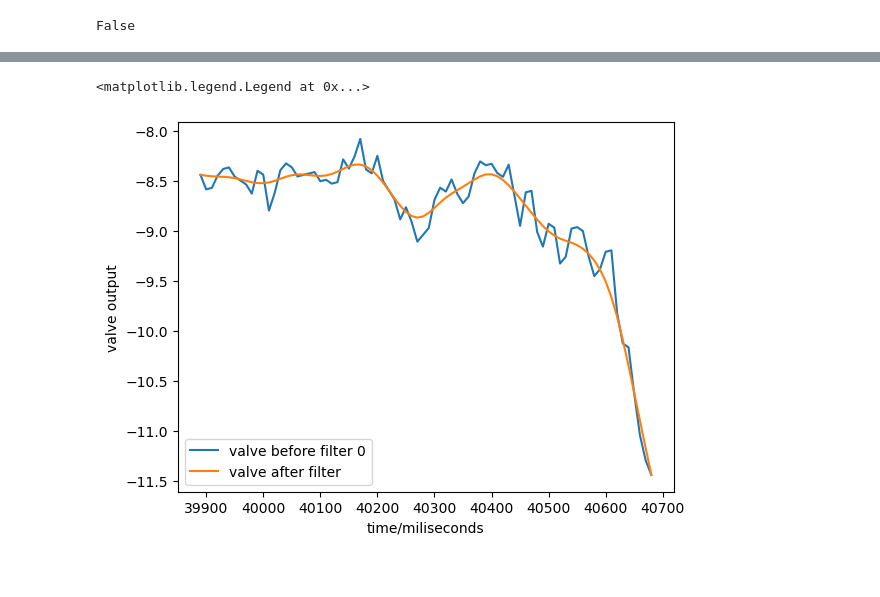
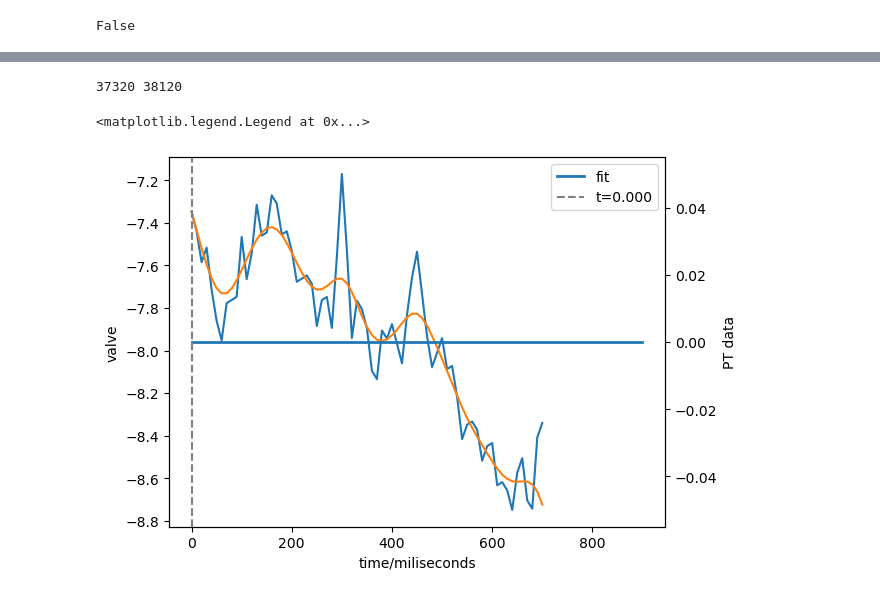
Before and after one commit to SBC-Collaboration/LAr10Ana, a Jupyter notebook: nb/rzhang/Piezo-Waveform_t_start.ipynb, the cells around one changed output, grey strips where cells are left out. Saved outputs shown, nothing was run; the diff lists cells and outputs as text; code cells hidden in the pictures.

```diff
--- a/nb/rzhang/Piezo-Waveform_t_start.ipynb
+++ b/nb/rzhang/Piezo-Waveform_t_start.ipynb
@@ -168,9 +227,16 @@ for i in range(len(data["slow_daq"]['SERVO3321_OUT'])):
 fig, ax1 = plt.subplots()
 startpoint = 10000
 endpoint = 10750
-time_offset = 0
+time_offset = 1
 pressure_diff = slowdaq_PT[:-1]-slowdaq_PT[1:]
-plt.plot(slowdaq_time[compress_idx-80:compress_idx+time_offset],pressure_diff[compress_idx-80:compress_idx+time_offset], label="slow daq pressure diff",color="blue")
+time_window= slowdaq_time[compress_idx-80:compress_idx+time_offset]
+print(time_window[-1])
+time_window_shifted = []
+for i in range(len(time_window)):
+
+    time_window_shifted.append(time_window[i]- time_window[0])
+print(time_window_shifted)
+plt.plot(time_window_shifted,pressure_diff[compress_idx-80:compress_idx+time_offset], label="slow daq pressure diff",color="blue")
 plt.xlabel("time/miliseconds")
 plt.ylabel("pressure/psi")
 # plt.xlim(xlimit)
@@ -181,10 +247,15 @@ plt.legend()
 fig, ax1 = plt.subplots()
 
 # First axis
-l1 = ax1.plot(slowdaq_time[compress_idx-80:compress_idx+time_offset],slowdaq_Valve[compress_idx-80:compress_idx+time_offset], label="slow daq Vavle",color="red")
+l1 = ax1.plot(time_window_shifted,slowdaq_Valve[compress_idx-80:compress_idx+time_offset], label="slow daq Vavle",color="red")
+
 ax1.set_xlabel("time/miliseconds")
 ax1.set_ylabel("SERVO pecentage")
 # ax1.tick_params(axis='y', labelcolor="blue")
+ax2 = ax1.twinx()
+ax2.plot(xs, piecewise_with_t((a_fit, t_fit), xs), 'g-', lw=2, label='fit')
+ax2.axvline(t_fit, color='gray', linestyle='--', label=f't={t_fit:.3f}')
+ax2.legend()
 
 
 
@@ -205,22 +278,46 @@ ax1.legend()
 # %%
 numtaps = 10  # filter length (longer = sharper cutoff)
 Fs= 1000 # sampling rate
 Fc = 10 # low pass filter in Hz
 fir = firwin(numtaps, Fc, window='hamming', fs=Fs)
 slowdaq_time_trigger_window = slowdaq_time[compress_idx-80:compress_idx+time_offset]
+print(slowdaq_time_trigger_window[0],slowdaq_time_trigger_window[-1])
 slowsaq_valve_trigger_window =slowdaq_Valve[compress_idx-80:compress_idx+time_offset]
+slowsaq_pressure_trigger_window =slowdaq_PT[compress_idx-80:compress_idx+time_offset]
 valve_filtered = filtfilt(fir, [1.0], slowsaq_valve_trigger_window)
 
-plt.plot(slowdaq_time_trigger_window,slowsaq_valve_trigger_window, label="valve before filter 0")
-plt.plot(slowdaq_time_trigger_window,valve_filtered, label="valve after filter")
-plt.xlabel("time/miliseconds")
-plt.ylabel("valve output")
+fig, ax1 = plt.subplots()
+
+# Create a twin axes that shares the x-axis
+ax2 = ax1.twinx()
+
+# Plot the data on respective axes
+backwards_idx = -10
+ax1.plot(time_window_shifted[:backwards_idx],slowsaq_valve_trigger_window[:backwards_idx], label="valve before filter 0")
+ax1.plot(time_window_shifted[:backwards_idx],valve_filtered[:backwards_idx], label="valve after filter")
+# ax2.plot(time_window_shifted,slowsaq_pressure_trigger_window, label="PT", color = "r")
+ax2.plot(xs, piecewise_with_t((a_fit, t_fit), xs), lw=2, label='fit')
+ax2.axvline(t_fit, color='gray', linestyle='--', label=f't={t_fit:.3f}')
+# Set labels and colors
+ax1.set_xlabel("time/miliseconds")
+ax1.set_ylabel('valve')
+ax2.set_ylabel('PT data')
+
+# Customize tick colors to match the line colors
+ax1.tick_params(axis='y')
+ax2.tick_params(axis='y')
+
+
+
+
+
 # plt.axvline(x=int(68726),color="red")
 # plt.xlim(xlimit)
 # plt.ylim(ylimit)
 plt.legend()
 # %% [output]
-<matplotlib.legend.Legend at 0x...>
+37320 38120
+<matplotlib.legend.Legend at 0x...>
-[figure, old version]
+[figure, new version]
 # %%
 valve_delta = valve_filtered[1:]-valve_filtered[:-1]
```
Also changed, not shown: parts of 29 cells of this notebook, 10 other files.
